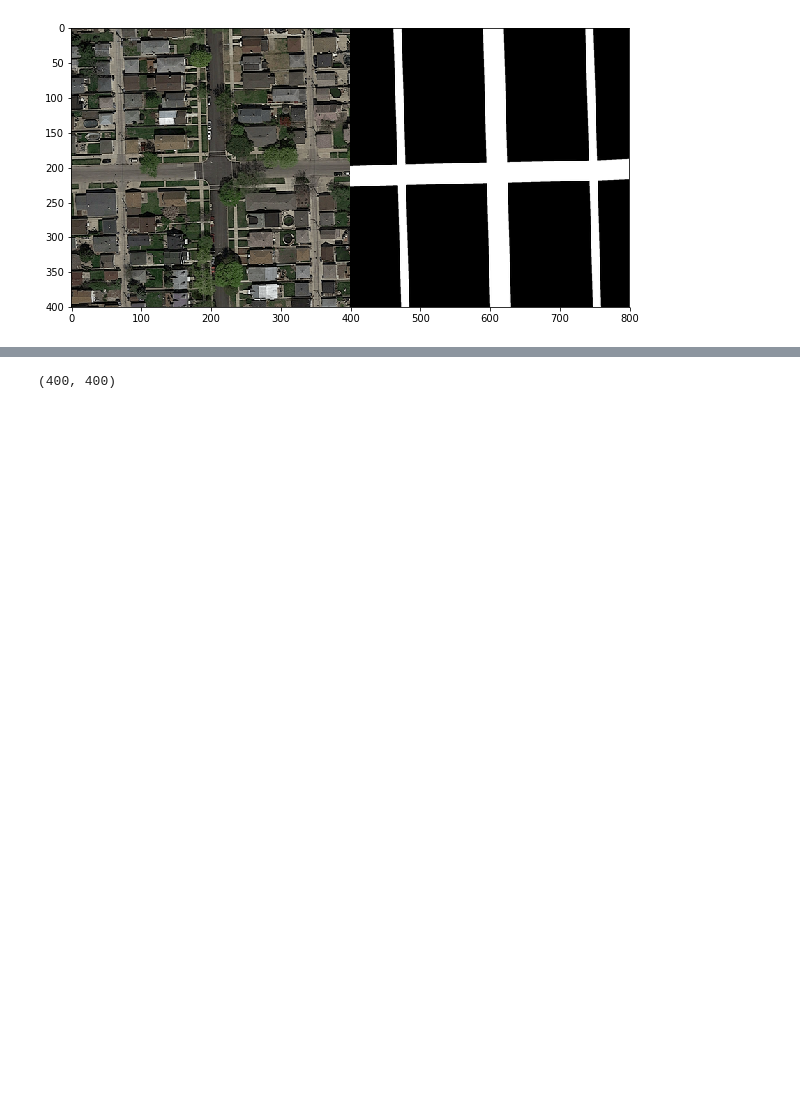
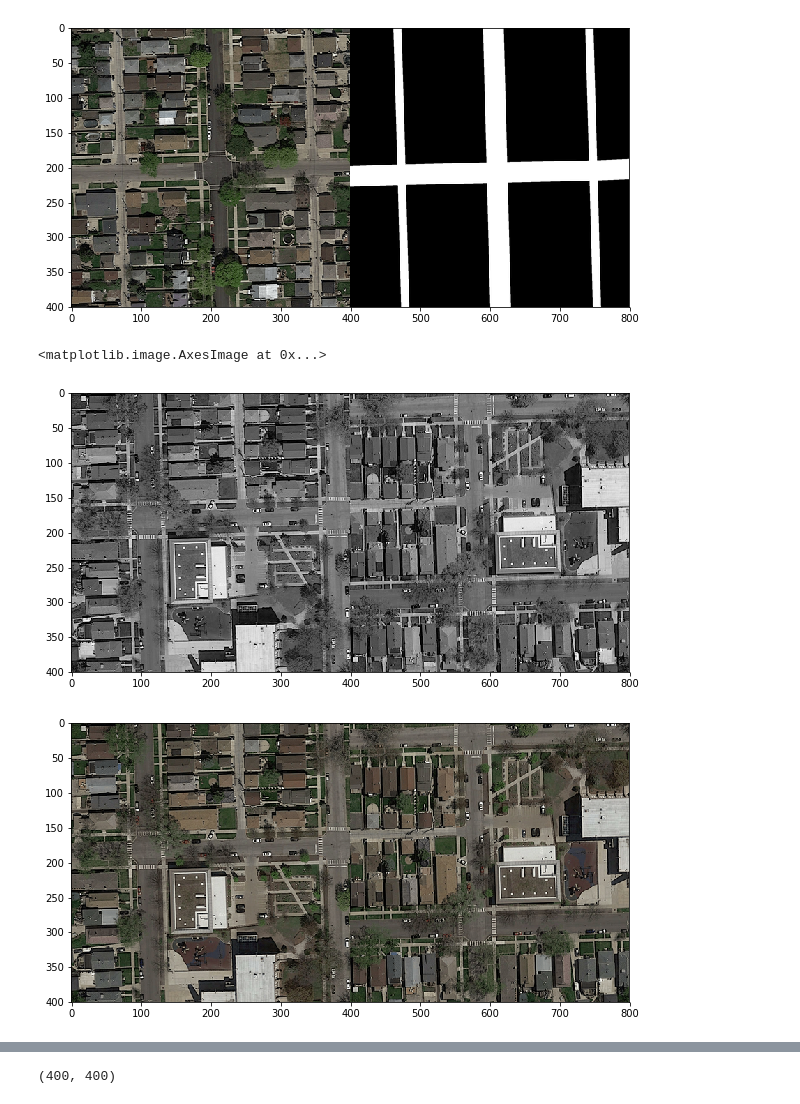
Before and after one commit to gaelmoccand/RoadSegmentation_CNN, a Jupyter notebook: project2/scripts/test_pascal.ipynb, the cells around one changed output, grey strips where cells are left out. Saved outputs shown, nothing was run; the diff lists cells and outputs as text; code cells hidden in the pictures; blank space fills up the shorter version.

Commit message:
add generate rotated images

```diff
--- a/project2/scripts/test_pascal.ipynb
+++ b/project2/scripts/test_pascal.ipynb
@@ -88,2 +89,19 @@ from skimage.color import rgb2gray
 imgRGB = imgs[1]
 imgOriginal = rgb2gray(imgRGB)
+# %%
+#Rotation
+#grayscale
+img = rotate(imgOriginal,90);
+imshow = np.concatenate(((imgOriginal),(img)),axis=1)
+fig = plt.figure(figsize=(10, 10))
+plt.imshow(imshow, cmap='Greys_r')
+
+#color
+img = rotate(imgRGB,90);
+imshow = np.concatenate(((imgRGB),(img)),axis=1)
+fig = plt.figure(figsize=(10, 10))
+plt.imshow(imshow, cmap='Greys_r')
+# %% [output]
+<matplotlib.image.AxesImage at 0x...>
+[figure, added]
+[figure, added]
```
Also changed, not shown: parts of 2 cells of this notebook, 2 other files.
